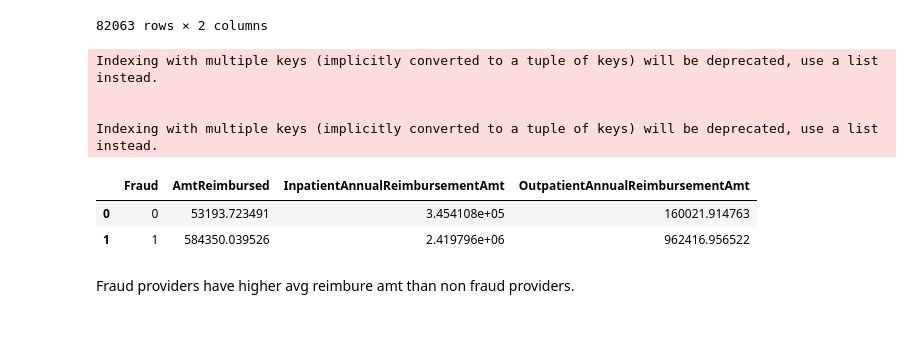
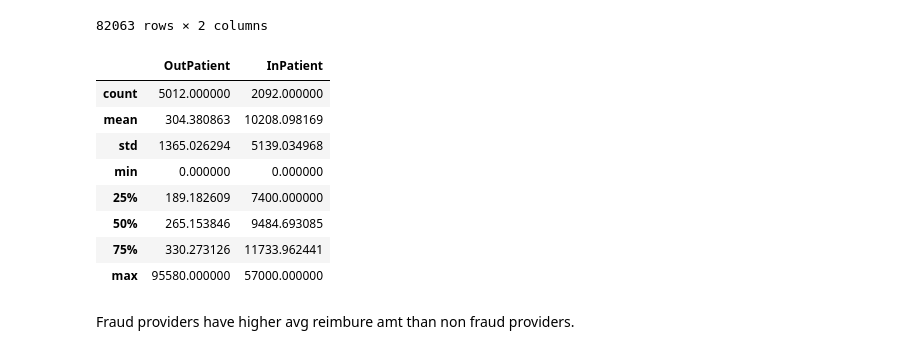
Before and after one commit to queezzz/Rotman-Datathon-2020, a Jupyter notebook: phys_analysis/PhysicianAnalysis.ipynb, the cells around one changed output. Drawn from its saved outputs; the diff is of its cells as text; code cells hidden in the pictures.

```diff
--- a/phys_analysis/PhysicianAnalysis.ipynb
+++ b/phys_analysis/PhysicianAnalysis.ipynb
@@ -8,6 +8,6 @@ import plotly.io as pio
 pio.renderers.default='notebook'
 %matplotlib inline
 # %%
-phys = pd.read_csv("/Users/joy/Desktop/Datathon2020/Datathon2020data/phys_final.csv")
+phys = pd.read_csv("/Applications/datathon/Datathon2020data/phys_final.csv")
 phys
 # %% [output]
@@ -39,3 +39,3 @@ phys.describe()
 # %%
-phys['Fraud'] = np.where(phys['Fraud']==1,'1','0')
+# phys['Fraud'] = np.where(phys['Fraud']==1,'1','0')
 # %%
@@ -508,18 +518,23 @@ avg_fraud_reim
 | PHY434158 | 0.0 | 313.333333 |
 82063 rows × 2 columns
 # %%
-#avg amt_reim per provider
-avg_reim_phycisian = phys.groupby('PID')['AmtReimbursed','InpatientAnnualReimbursementAmt','OutpatientAnnualReimbursementAmt'].sum().reset_index()
-avg_reim_phycisian = avg_reim_phycisian.merge(phys[['PID', 'Fraud']].drop_duplicates())
-avg_reim_phycisian = avg_reim_phycisian.groupby('Fraud')['AmtReimbursed','InpatientAnnualReimbursementAmt','OutpatientAnnualReimbursementAmt'].mean().reset_index()
-avg_reim_phycisian
+#amt_reim per provider
+total_amtreim_provider = phys.groupby(['PID','Is_inpatient'])['AmtReimbursed'].mean().reset_index()
+# avg_reim_phycisian = avg_reim_phycisian.merge(phys[['PID', 'Fraud']].drop_duplicates())
+# avg_reim_phycisian = avg_reim_phycisian.groupby('Fraud')['AmtReimbursed','InpatientAnnualReimbursementAmt','OutpatientAnnualReimbursementAmt'].mean().reset_index()
+total_amtreim_provider = total_amtreim_provider.pivot(index='PID', columns='Is_inpatient', values='AmtReimbursed').reset_index()
+total_amtreim_provider = total_amtreim_provider.rename(columns = {0:'OutPatient', 1: 'InPatient'})
+total_amtreim_provider = total_amtreim_provider.merge(flagged_pid)
+total_amtreim_provider.describe()
 # %% [output]
-Indexing with multiple keys (implicitly converted to a tuple of keys) will be deprecated, use a list instead.
-
-
-Indexing with multiple keys (implicitly converted to a tuple of keys) will be deprecated, use a list instead.
-|  | Fraud | AmtReimbursed | InpatientAnnualReimbursementAmt | OutpatientAnnualReimbursementAmt |
-| 0 | 0 | 53193.723491 | 3.454108e+05 | 160021.914763 |
-| 1 | 1 | 584350.039526 | 2.419796e+06 | 962416.956522 |
+|  | OutPatient | InPatient |
+| count | 5012.000000 | 2092.000000 |
+| mean | 304.380863 | 10208.098169 |
+| std | 1365.026294 | 5139.034968 |
+| min | 0.000000 | 0.000000 |
+| 25% | 189.182609 | 7400.000000 |
+| 50% | 265.153846 | 9484.693085 |
+| 75% | 330.273126 | 11733.962441 |
+| max | 95580.000000 | 57000.000000 |
 # %% [markdown]
 Fraud providers have higher avg reimbure amt than non fraud providers.
```
Also changed, not shown: parts of 22 cells of this notebook, 37 other files.
